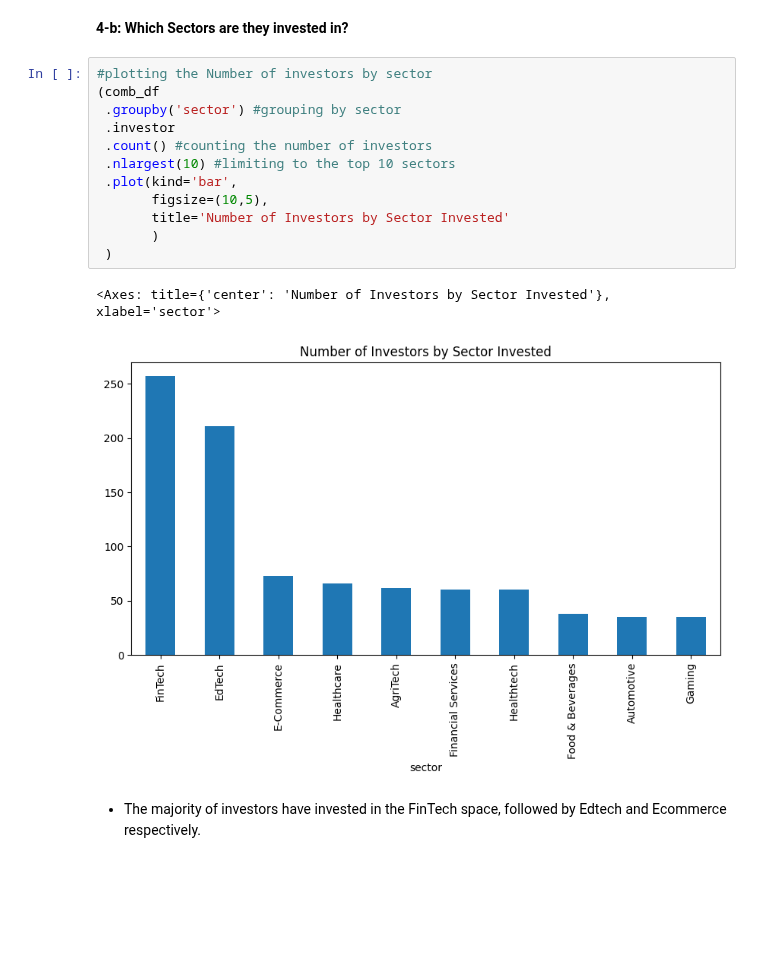
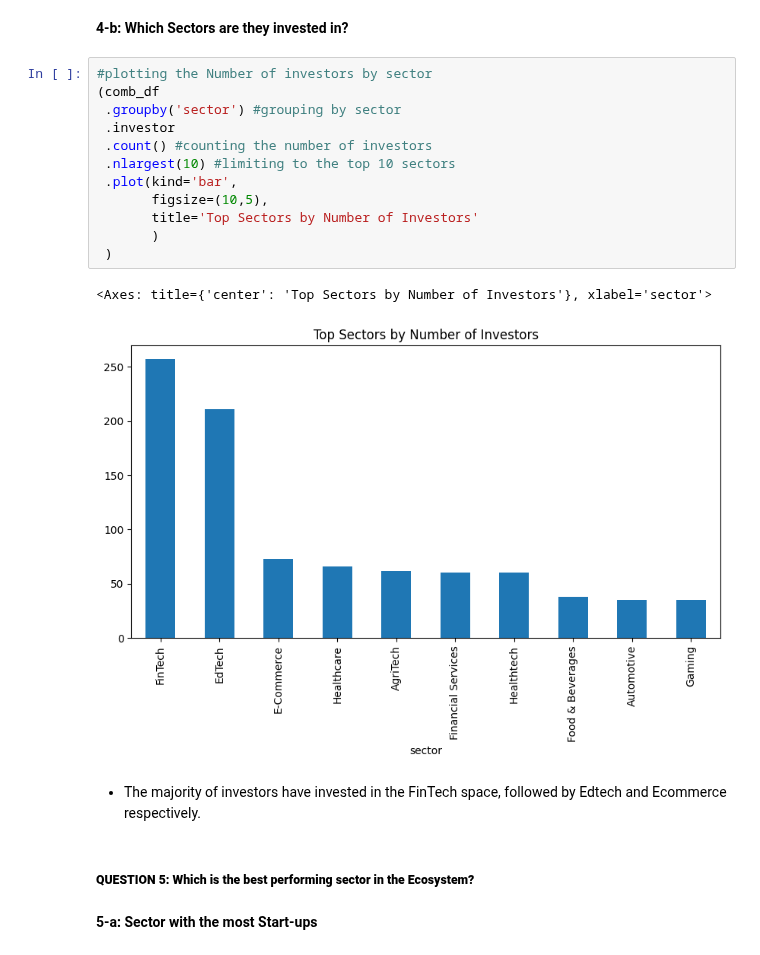
Before and after one commit to Rama-Mwenda/Indian_Ecosystem_Analysis, a Jupyter notebook: Analysis_Notebook.ipynb, the cells around one changed output. Drawn from its saved outputs; the diff is of its cells as text; blank space fills up the shorter version.

```diff
--- a/Analysis_Notebook.ipynb
+++ b/Analysis_Notebook.ipynb
@@ -2306,17 +2328,21 @@ The overall ratio of investors to companies is 0.80
 # %%
 #plotting the Number of investors by sector
 (comb_df
  .groupby('sector') #grouping by sector
  .investor
  .count() #counting the number of investors
  .nlargest(10) #limiting to the top 10 sectors
  .plot(kind='bar',
        figsize=(10,5),
-       title='Number of Investors by Sector Invested'
+       title='Top Sectors by Number of Investors'
        )
  )
 # %% [output]
-<Axes: title={'center': 'Number of Investors by Sector Invested'}, xlabel='sector'>
+<Axes: title={'center': 'Top Sectors by Number of Investors'}, xlabel='sector'>
-[figure, old version]
+[figure, new version]
 # %% [markdown]
 * The majority of investors have invested in the FinTech space, followed by Edtech and Ecommerce respectively.
+# %% [markdown]
+##### **QUESTION 5: Which is the best performing sector in the Ecosystem?**
+# %% [markdown]
+**5-a: Sector with the most Start-ups**
```
Also changed, not shown: parts of 16 cells of this notebook.
